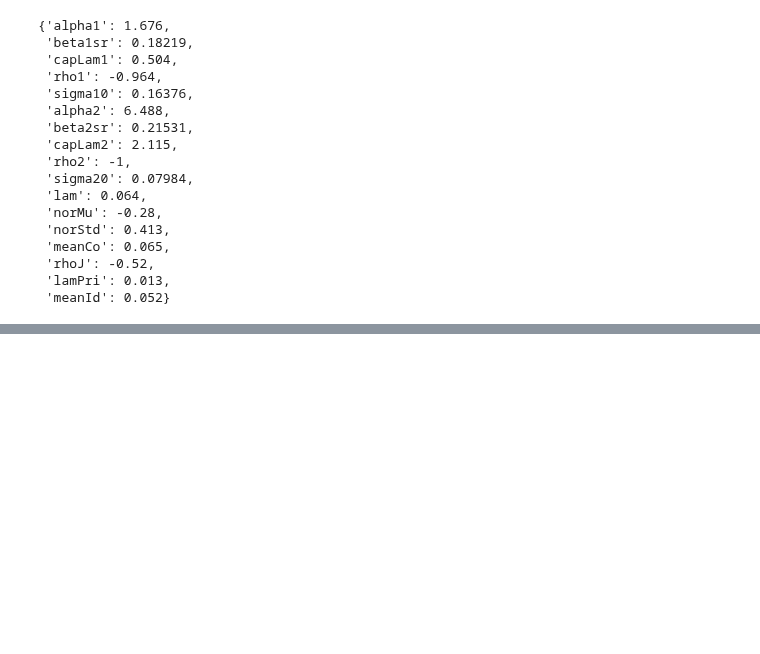
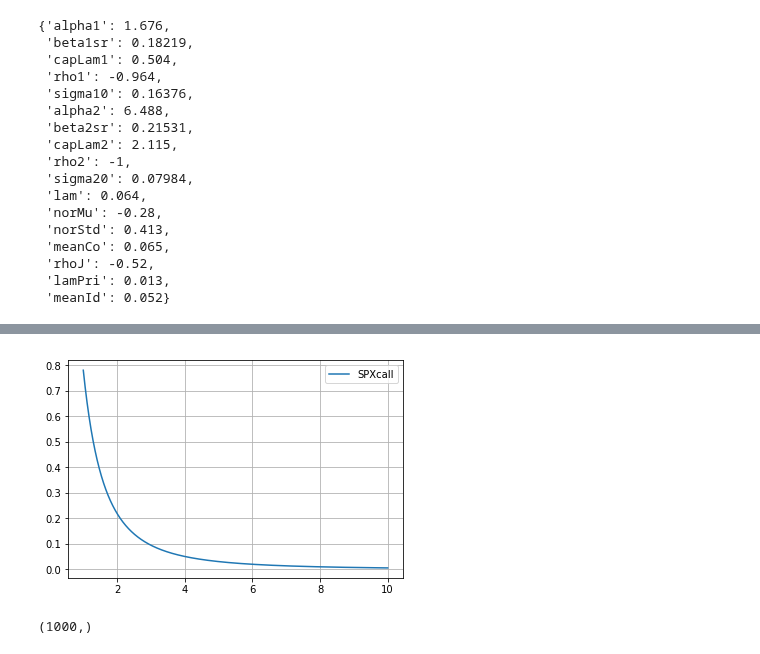
Before and after one commit to linsallyzhao/notebooks, a Jupyter notebook: Summer_project/Closed_form_to_check_with_Figure11.ipynb, the cells around one changed output, grey strips where cells are left out. Drawn from its saved outputs; the diff is of its cells as text; code cells hidden in the pictures; blank space fills up the shorter version.

```diff
--- a/Summer_project/Closed_form_to_check_with_Figure11.ipynb
+++ b/Summer_project/Closed_form_to_check_with_Figure11.ipynb
@@ -251,0 +265,25 @@ plt.grid()
+# %%
+u = np.linspace(1, 10, 10000)
+u = np.array([u])
+r = 0.0
+q = 0.0
+#Assuming St == S0, so yt = 0
+yt = 0
+def SPXcall(u, S0, K, I, tau):
+    x0 = np.log(S0)
+    k = x0 - np.log(K) + (r - q) * tau
+    first = np.exp(1j*u*k - 1j*(u - 1j/2)*x0 - yt + (r - q)*tau)
+    second = CFlogPrice(u - 1j/2, tau)
+    third = np.exp((-u**2 - 0.25) * I)/(u**2 + 0.25)
+
+    SPXcall = (first*second).real * third
+
+    return SPXcall
+
+SPXcall = SPXcall(u, 40, 42, 0, 0.5)
+plt.plot(u.flatten(), SPXcall.flatten())
+plt.legend(['SPXcall'])
+#plt.yticks(np.arrange())
+plt.grid()
+# %% [output]
+[figure, added]
@@ -251,0 +292,4 @@ plt.grid()
+# %%
+VIXfu4.shape
+# %% [output]
+(1000,)
```
Also changed, not shown: parts of 7 cells of this notebook.
